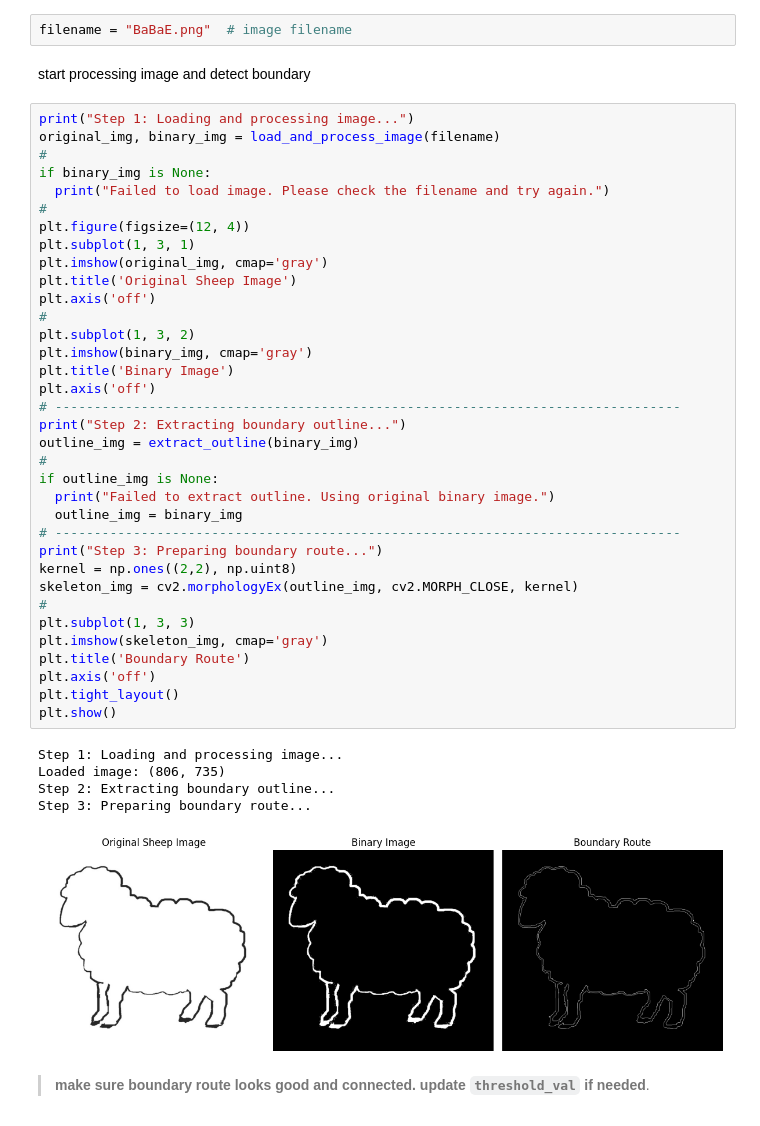
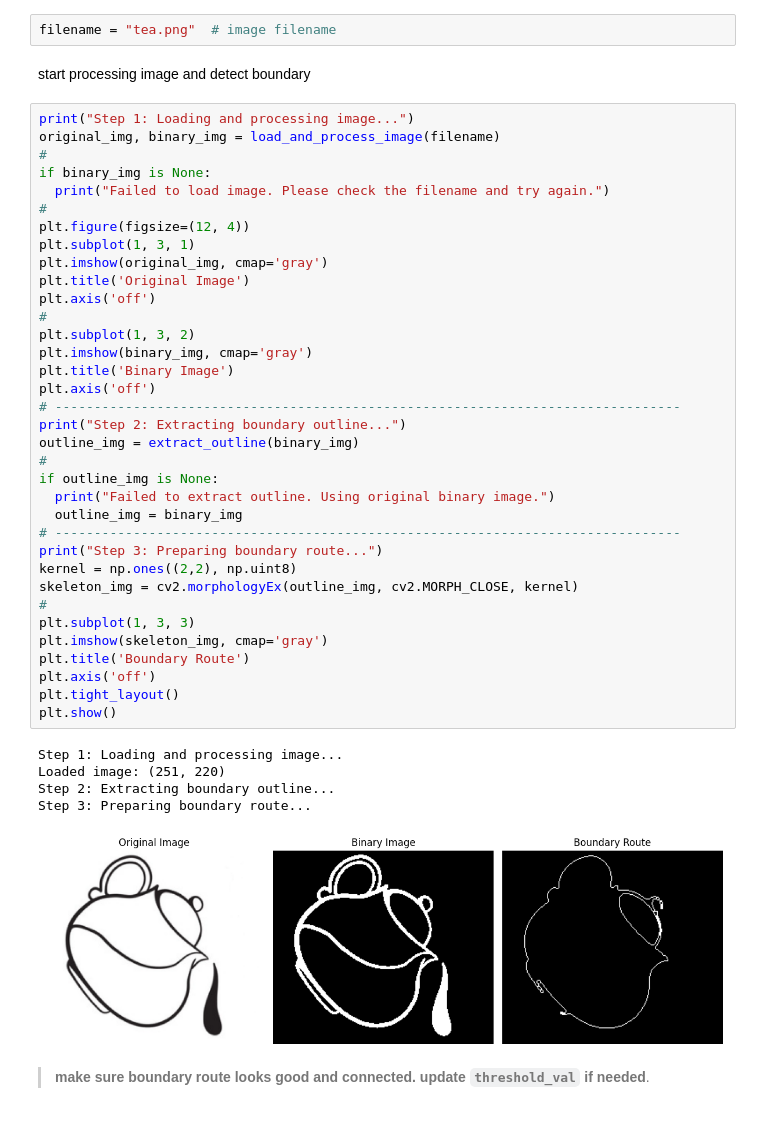
Before and after one commit to makhsry/Drawings2GPXs, a Jupyter notebook: rout2gpx.ipynb, the cells around one changed output. Drawn from its saved outputs; the diff is of its cells as text.

```diff
--- a/rout2gpx.ipynb
+++ b/rout2gpx.ipynb
@@ -280,7 +280,7 @@ threshold_val = 250
 # %%
 place_name = "Vancouver, BC, Canada"
 # %%
-filename = "BaBaE.png"  # image filename
+filename = "tea.png"  # image filename
 # %% [markdown]
 start processing image and detect boundary
 # %%
@@ -293,37 +293,37 @@ if binary_img is None:
 plt.figure(figsize=(12, 4))
 plt.subplot(1, 3, 1)
 plt.imshow(original_img, cmap='gray')
-plt.title('Original Sheep Image')
+plt.title('Original Image')
 plt.axis('off')
 #
 plt.subplot(1, 3, 2)
 plt.imshow(binary_img, cmap='gray')
 plt.title('Binary Image')
 plt.axis('off')
 # --------------------------------------------------------------------------------
 print("Step 2: Extracting boundary outline...")
 outline_img = extract_outline(binary_img)
 #
 if outline_img is None:
   print("Failed to extract outline. Using original binary image.")
   outline_img = binary_img
 # --------------------------------------------------------------------------------
 print("Step 3: Preparing boundary route...")
 kernel = np.ones((2,2), np.uint8)
 skeleton_img = cv2.morphologyEx(outline_img, cv2.MORPH_CLOSE, kernel)
 #
 plt.subplot(1, 3, 3)
 plt.imshow(skeleton_img, cmap='gray')
 plt.title('Boundary Route')
 plt.axis('off')
 plt.tight_layout()
 plt.show()
 # %% [output]
 Step 1: Loading and processing image...
-Loaded image: (806, 735)
+Loaded image: (251, 220)
 Step 2: Extracting boundary outline...
 Step 3: Preparing boundary route...
-[figure, old version]
+[figure, new version]
 # %% [markdown]
 > **make sure boundary route looks good and connected. update `threshold_val` if needed**.
 # %% [markdown]
```
Also changed, not shown: parts of 6 cells of this notebook, 1 other file.
